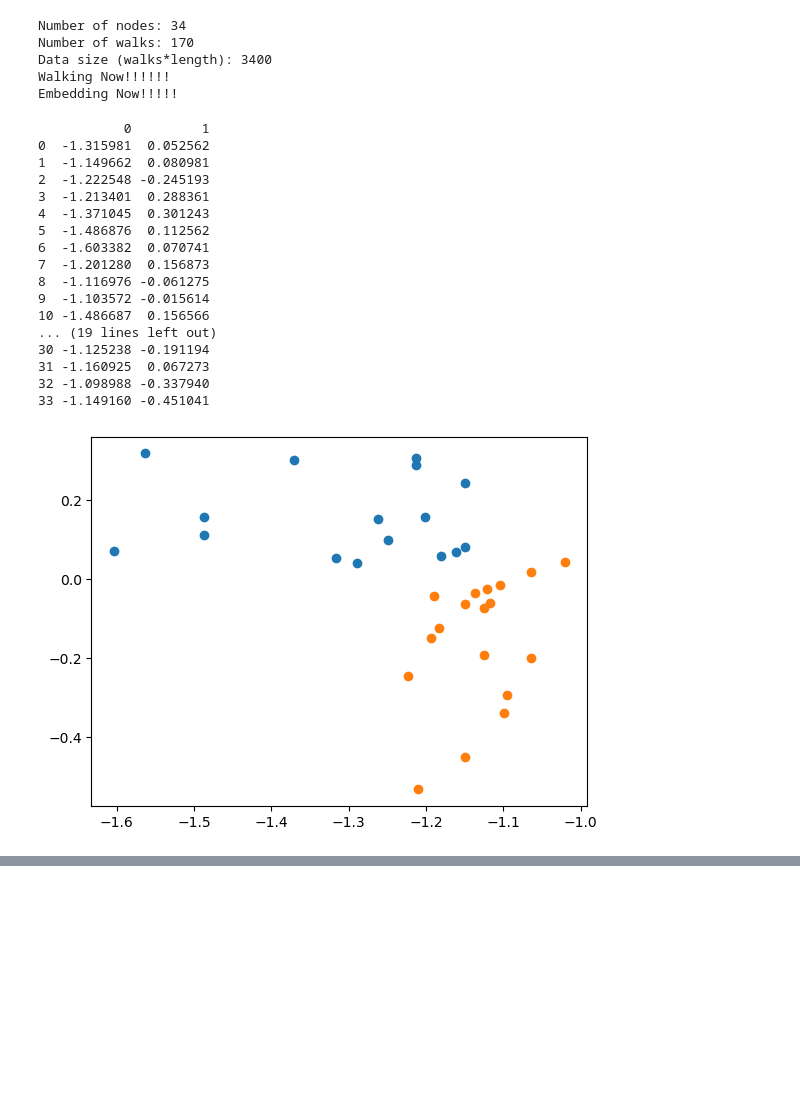
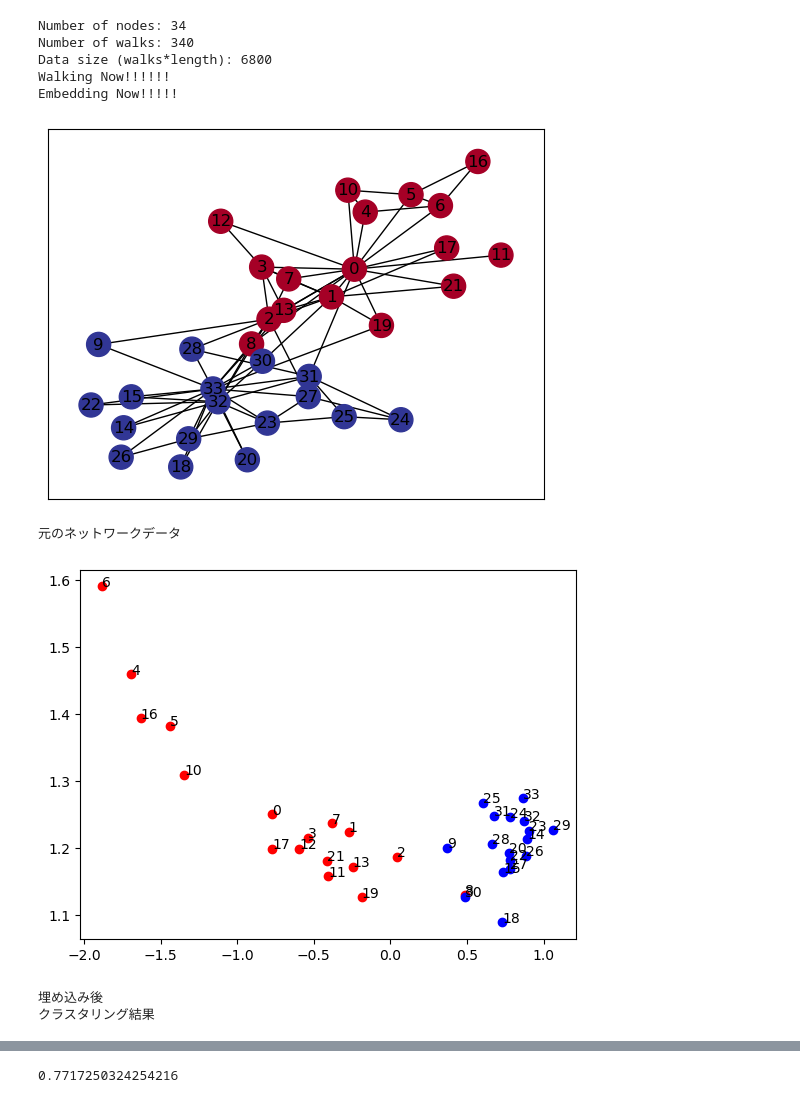
Before and after one commit to taira-no-saurusu/DeepWalk, a Jupyter notebook: kmeans.ipynb, the cells around one changed output, grey strips where cells are left out. Cells and saved outputs as stored; diff of their text form; code cells hidden in the pictures; blank space fills up the shorter version.

```diff
--- a/kmeans.ipynb
+++ b/kmeans.ipynb
@@ -78,9 +79,11 @@ model.wv.save_word2vec_format(OUTPUT)
 
 #全ベクトルを取得
 vec = model.wv.__getitem__([str(i) for i in range(len(G))])
+
+df = pd.DataFrame(data=vec)
 # %% [output]
 Number of nodes: 34
-Number of walks: 170
-Data size (walks*length): 3400
+Number of walks: 340
+Data size (walks*length): 6800
 Walking Now!!!!!!
 Embedding Now!!!!!
@@ -89,20 +89,0 @@ df = pd.DataFrame(data = vec)
-# %%
-print(df)
-# %% [output]
-           0         1
-0  -1.315981  0.052562
-1  -1.149662  0.080981
-2  -1.222548 -0.245193
-3  -1.213401  0.288361
-4  -1.371045  0.301243
-5  -1.486876  0.112562
-6  -1.603382  0.070741
-7  -1.201280  0.156873
-8  -1.116976 -0.061275
-9  -1.103572 -0.015614
-10 -1.486687  0.156566
-... (19 lines left out)
-30 -1.125238 -0.191194
-31 -1.160925  0.067273
-32 -1.098988 -0.337940
-33 -1.149160 -0.451041
@@ -116,6 +90,17 @@ df["cluster_id"] = pred
-# %%
-for i in df["cluster_id"].unique():
-    tmp = df.loc[df["cluster_id"]==i]
-    plt.scatter(tmp[0],tmp[1])
-# %% [output]
-[figure, removed]
+# %%
+label_true = deepwalk.draw_karateclub(INPUT)
+print("元のネットワークデータ")
+
+deepwalk.draw_embedded_vector(INPUT,model.wv)
+print("埋め込み後")
+
+pred = KMeans(n_clusters=N_CLUSTER).fit_predict(vec)
+df["cluster_id"] = pred
+deepwalk.draw_cluseter(INPUT,model.wv,pred)
+print("クラスタリング結果")
+# %% [output]
+[figure, added]
+元のネットワークデータ
+[figure, added]
+埋め込み後
+クラスタリング結果
@@ -121,0 +108,4 @@ for i in df["cluster_id"].unique():
+# %%
+adjusted_rand_score(label_true, pred)
+# %% [output]
+0.7717250324254216
```
Also changed, not shown: parts of 4 cells of this notebook.
